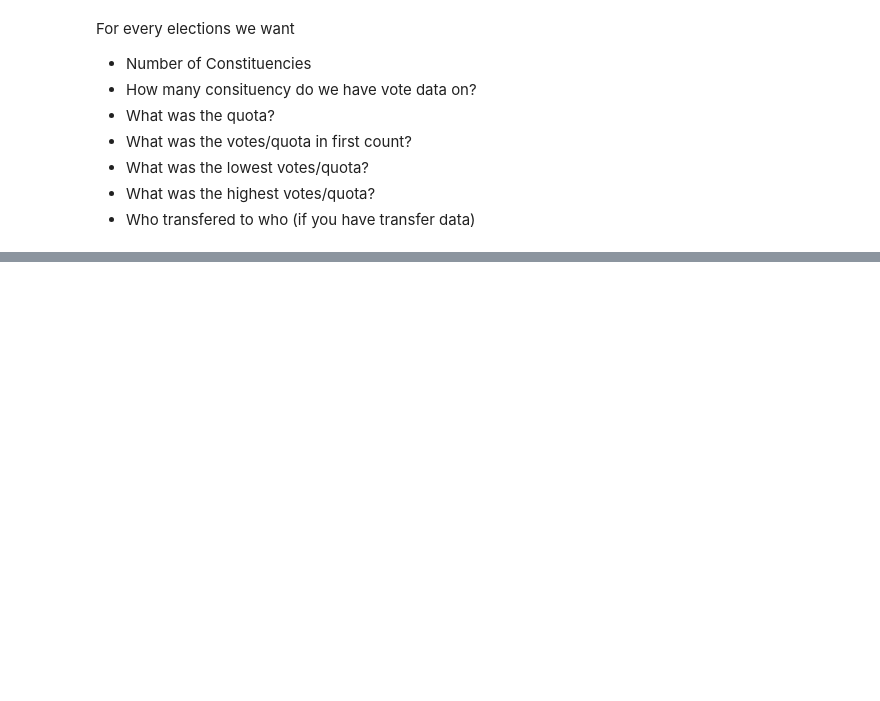
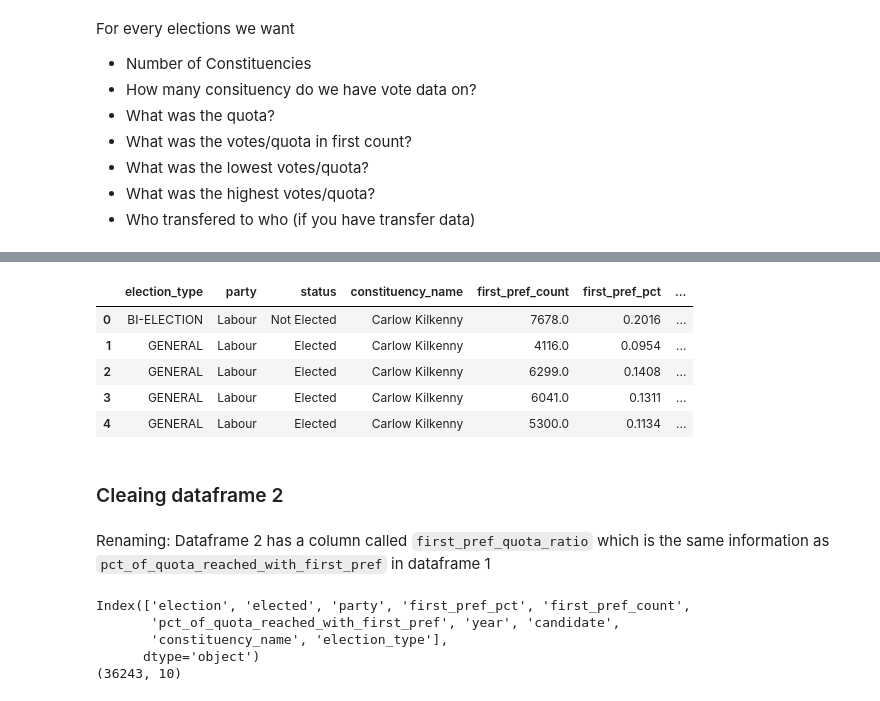
Before and after one commit to fingers53/Scraping_Dail_results, a Jupyter notebook: combining_data_sources.ipynb, the cells around one changed output, grey strips where cells are left out. Cells and saved outputs as stored; diff of their text form; code cells hidden in the pictures; blank space fills up the shorter version.

````diff
--- a/combining_data_sources.ipynb
+++ b/combining_data_sources.ipynb
@@ -36,0 +200,38 @@ Index(['election', 'elected', 'party', 'first_pref_pct', 'first_pref_count',
+# %%
+# cleaning status
+def was_elected(status):
+    status = str(status) # some of the status are None
+
+    if status == 'Elected':
+        return True
+    elif status == 'Not Elected':
+        return False
+
+    else: # for the rows that represent resignations or appointments or some other event in a politicans career
+        return None
+
+df1['elected'] = df1.status.apply(was_elected)
+df1.head()
+# %% [output]
+|  | election_type | party | status | constituency_name | first_pref_count | first_pref_pct | ... |
+| 0 | BI-ELECTION | Labour | Not Elected | Carlow Kilkenny | 7678.0 | 0.2016 | ... |
+| 1 | GENERAL | Labour | Elected | Carlow Kilkenny | 4116.0 | 0.0954 | ... |
+| 2 | GENERAL | Labour | Elected | Carlow Kilkenny | 6299.0 | 0.1408 | ... |
+| 3 | GENERAL | Labour | Elected | Carlow Kilkenny | 6041.0 | 0.1311 | ... |
+| 4 | GENERAL | Labour | Elected | Carlow Kilkenny | 5300.0 | 0.1134 | ... |
+# %% [markdown]
+### Cleaing dataframe 2
+# %% [markdown]
+Renaming:
+Dataframe 2 has a column called ```first_pref_quota_ratio``` which is the same information as ```pct_of_quota_reached_with_first_pref``` in dataframe 1
+# %%
+df2 = df2.rename(columns={'first_pref_quota_ratio':'pct_of_quota_reached_with_first_pref','constituency':'constituency_name'}).reset_index().drop(columns=['index'])
+
+print(df2.columns)
+print(df2.shape)
+# %% [output]
+Index(['election', 'elected', 'party', 'first_pref_pct', 'first_pref_count',
+       'pct_of_quota_reached_with_first_pref', 'year', 'candidate',
+       'constituency_name', 'election_type'],
+      dtype='object')
+(36243, 10)
````
Also changed, not shown: parts of 29 cells of this notebook, 3 other files.
